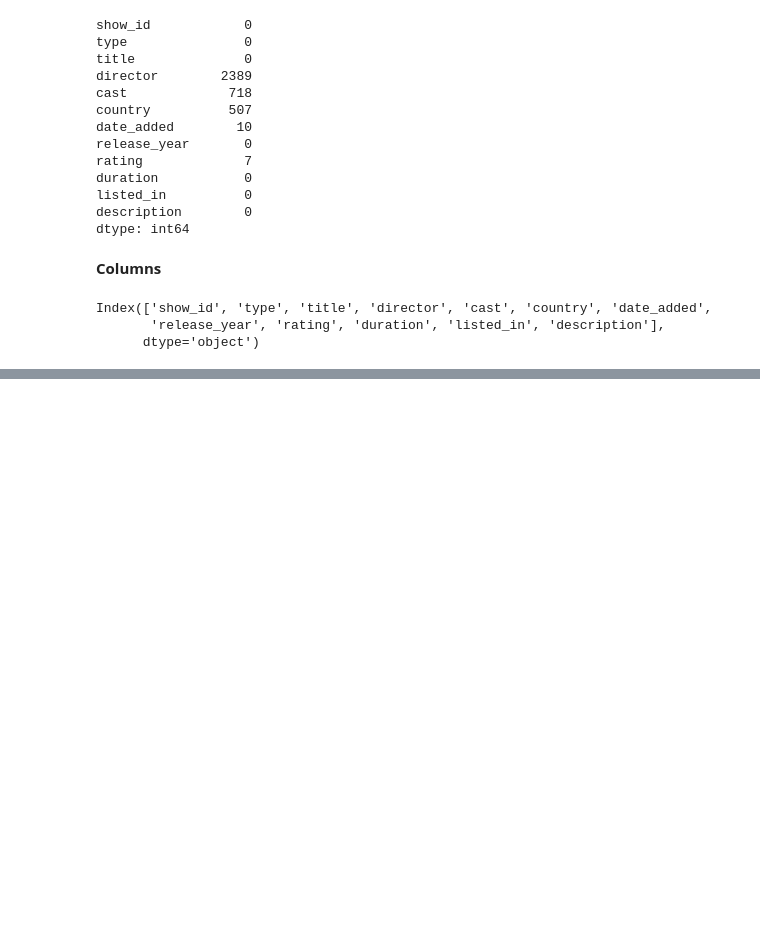
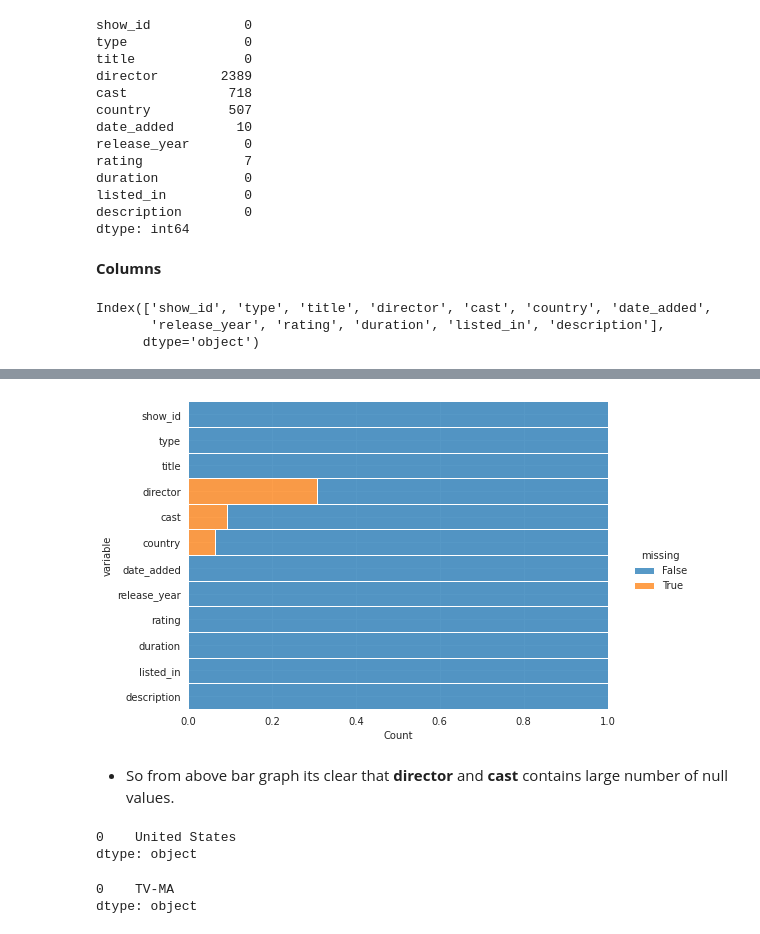
Before and after one commit to victorious07/Netflix-Movies-and-TV-Shows-Clustering, a Jupyter notebook: Netflix_Movies_And_TVShows_Clustering_CapstoneProject.ipynb, the cells around one changed output, grey strips where cells are left out. Cells and saved outputs as stored; diff of their text form; code cells hidden in the pictures; blank space fills up the shorter version.

```diff
--- a/Netflix_Movies_And_TVShows_Clustering_CapstoneProject.ipynb
+++ b/Netflix_Movies_And_TVShows_Clustering_CapstoneProject.ipynb
@@ -183,0 +219,26 @@ plt.tight_layout(pad = 0)
+# %%
+#plt.figure(figsize=(12,10))
+sns.displot(
+    data=netflix_df.isna().melt(value_name="missing"),
+    y="variable",
+    hue="missing",
+    multiple="fill",
+    aspect=1.50
+)
+plt.savefig("visualizing_missing_data_with_barplot_Seaborn_distplot.png", dpi=100)
+# %% [output]
+[figure, added]
+# %% [markdown]
+* So from above bar graph its clear that **director** and **cast** contains large number of null values.
+# %%
+#most repeating country
+netflix_df.country.mode()
+# %% [output]
+0    United States
+dtype: object
+# %%
+#most repeating rating
+netflix_df.rating.mode()
+# %% [output]
+0    TV-MA
+dtype: object
```
Also changed, not shown: parts of 25 cells of this notebook.
